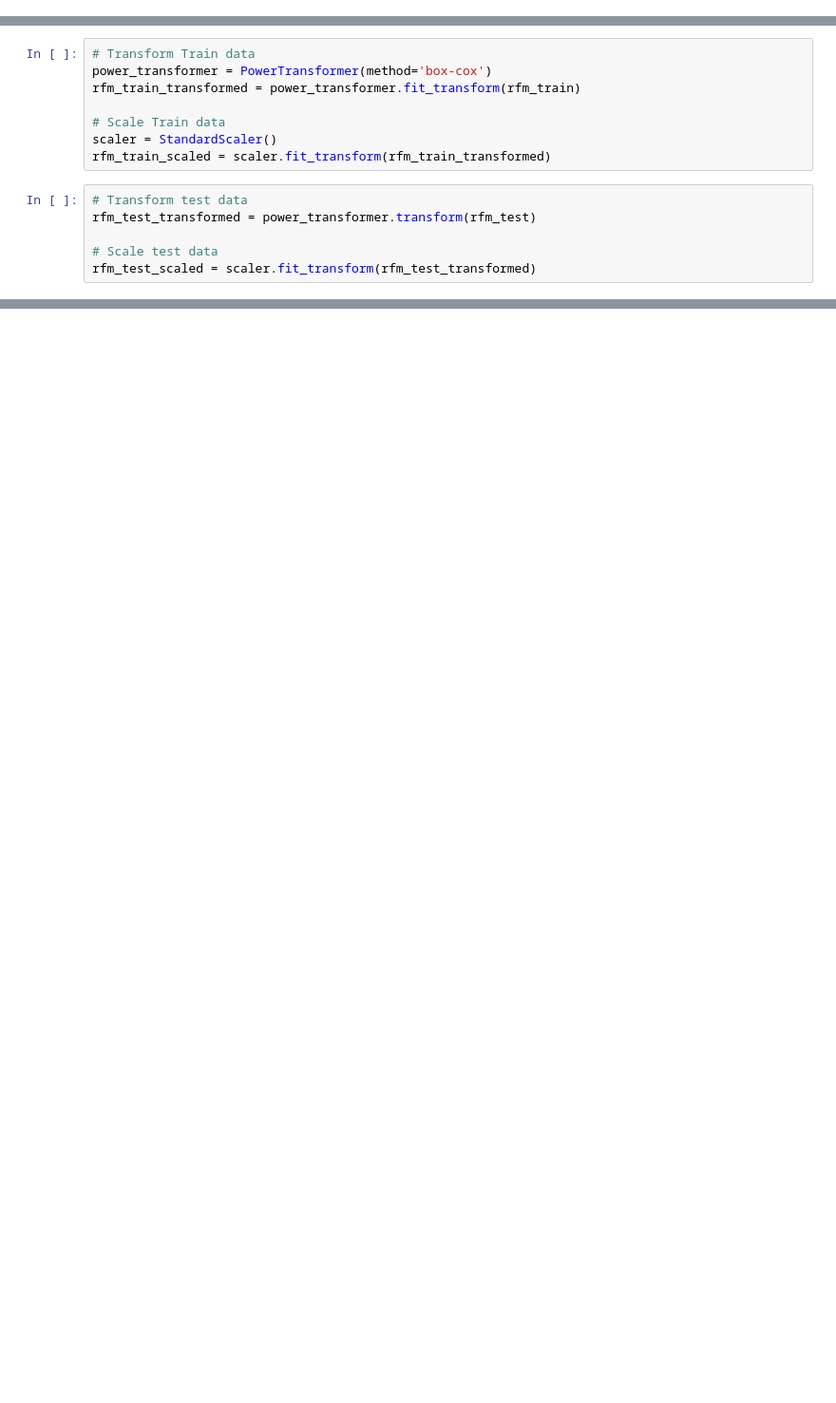
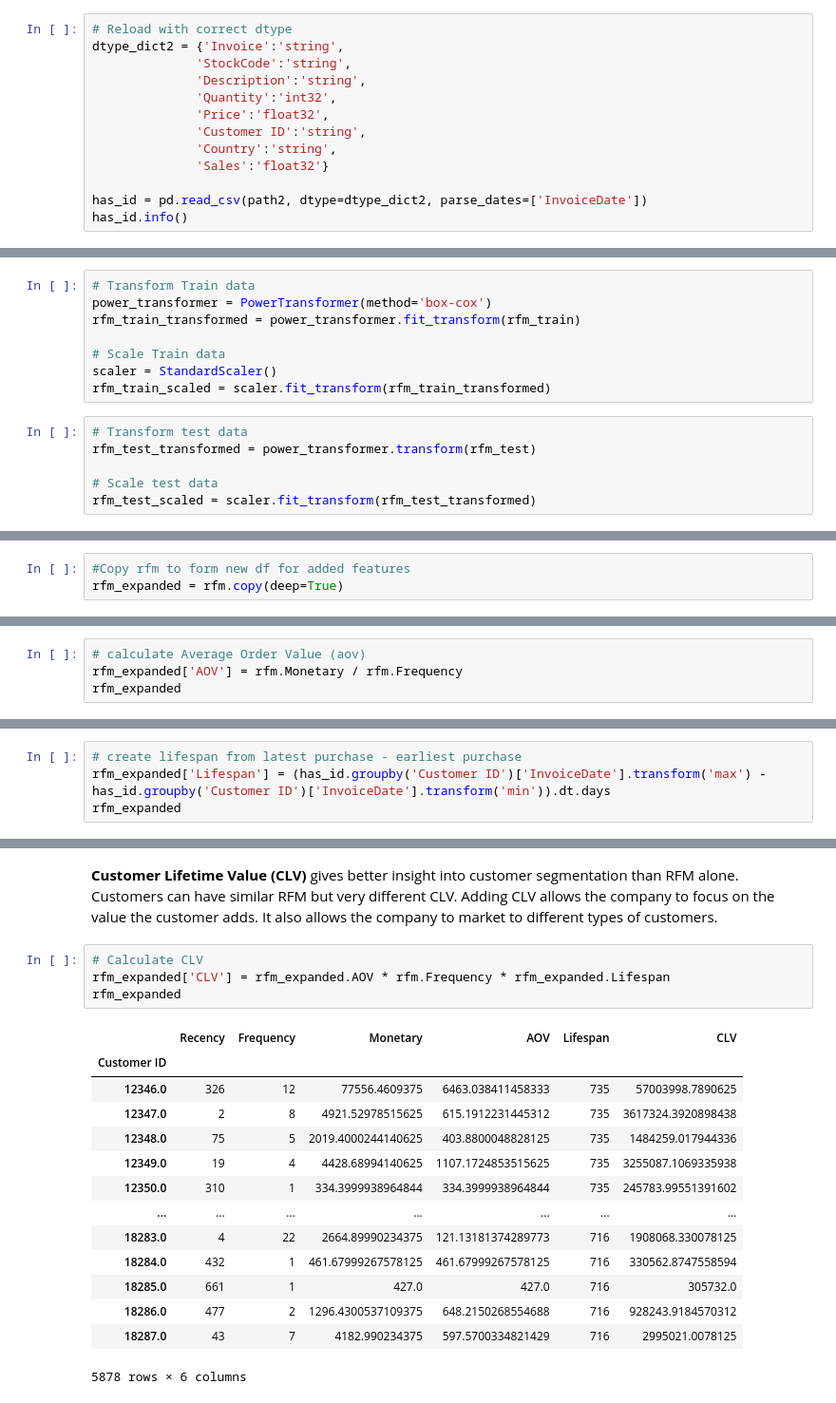
Before and after one commit to Nessiva525/springboard, a Jupyter notebook: Online_retail_II copy/Notebooks/Capstone_2_Preprocessing_and_Training_Development.ipynb, the cells around one changed output, grey strips where cells are left out. Shown at 95% size. Saved outputs shown, nothing was run; the diff lists cells and outputs as text; blank space fills up the shorter version.

```diff
--- a/Online_retail_II copy/Notebooks/Capstone_2_Preprocessing_and_Training_Development.ipynb
+++ b/Online_retail_II copy/Notebooks/Capstone_2_Preprocessing_and_Training_Development.ipynb
@@ -74,0 +100,13 @@ rfm.head()
+# %%
+# Reload with correct dtype
+dtype_dict2 = {'Invoice':'string',
+              'StockCode':'string',
+              'Description':'string',
+              'Quantity':'int32',
+              'Price':'float32',
+              'Customer ID':'string',
+              'Country':'string',
+              'Sales':'float32'}
+
+has_id = pd.read_csv(path2, dtype=dtype_dict2, parse_dates=['InvoiceDate'])
+has_id.info()
@@ -129,0 +188,3 @@ plt.show()
+# %%
+#Copy rfm to form new df for added features
+rfm_expanded = rfm.copy(deep=True)
@@ -129,0 +193,4 @@ plt.show()
+# %%
+# calculate Average Order Value (aov)
+rfm_expanded['AOV'] = rfm.Monetary / rfm.Frequency
+rfm_expanded
@@ -129,0 +228,4 @@ plt.show()
+# %%
+# create lifespan from latest purchase - earliest purchase
+rfm_expanded['Lifespan'] = (has_id.groupby('Customer ID')['InvoiceDate'].transform('max') - has_id.groupby('Customer ID')['InvoiceDate'].transform('min')).dt.days
+rfm_expanded
@@ -129,0 +259,21 @@ plt.show()
+# %% [markdown]
+**Customer Lifetime Value (CLV)** gives better insight into customer segmentation than RFM alone.  Customers can have similar RFM but very different CLV.  Adding CLV allows the company to focus on the value the customer adds.  It also allows the company to market to different types of customers.
+# %%
+# Calculate CLV
+rfm_expanded['CLV'] = rfm_expanded.AOV * rfm.Frequency * rfm_expanded.Lifespan
+rfm_expanded
+# %% [output]
+|  | Recency | Frequency | Monetary | AOV | Lifespan | CLV |
+| Customer ID |  |  |  |  |  |  |
+| 12346.0 | 326 | 12 | 77556.4609375 | 6463.038411458333 | 735 | 57003998.7890625 |
+| 12347.0 | 2 | 8 | 4921.52978515625 | 615.1912231445312 | 735 | 3617324.3920898438 |
+| 12348.0 | 75 | 5 | 2019.4000244140625 | 403.8800048828125 | 735 | 1484259.017944336 |
+| 12349.0 | 19 | 4 | 4428.68994140625 | 1107.1724853515625 | 735 | 3255087.1069335938 |
+| 12350.0 | 310 | 1 | 334.3999938964844 | 334.3999938964844 | 735 | 245783.99551391602 |
+| ... | ... | ... | ... | ... | ... | ... |
+| 18283.0 | 4 | 22 | 2664.89990234375 | 121.13181374289773 | 716 | 1908068.330078125 |
+| 18284.0 | 432 | 1 | 461.67999267578125 | 461.67999267578125 | 716 | 330562.8747558594 |
+| 18285.0 | 661 | 1 | 427.0 | 427.0 | 716 | 305732.0 |
+| 18286.0 | 477 | 2 | 1296.4300537109375 | 648.2150268554688 | 716 | 928243.9184570312 |
+| 18287.0 | 43 | 7 | 4182.990234375 | 597.5700334821429 | 716 | 2995021.0078125 |
+5878 rows × 6 columns
```
Also changed, not shown: parts of 35 cells of this notebook, 5 other files.
